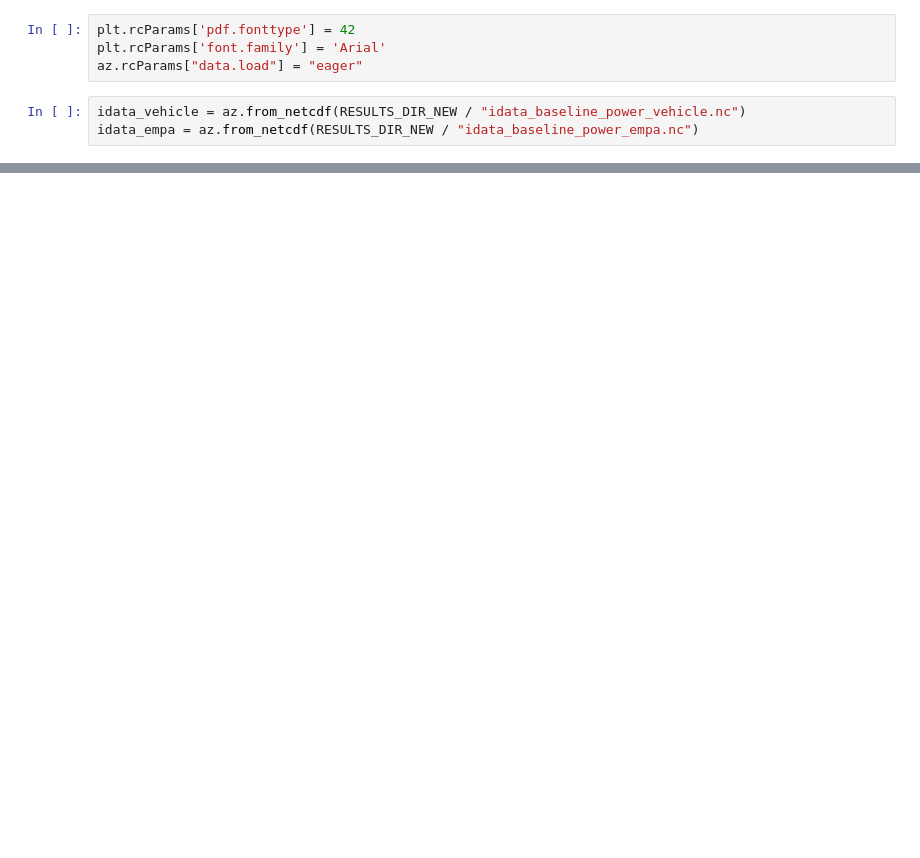
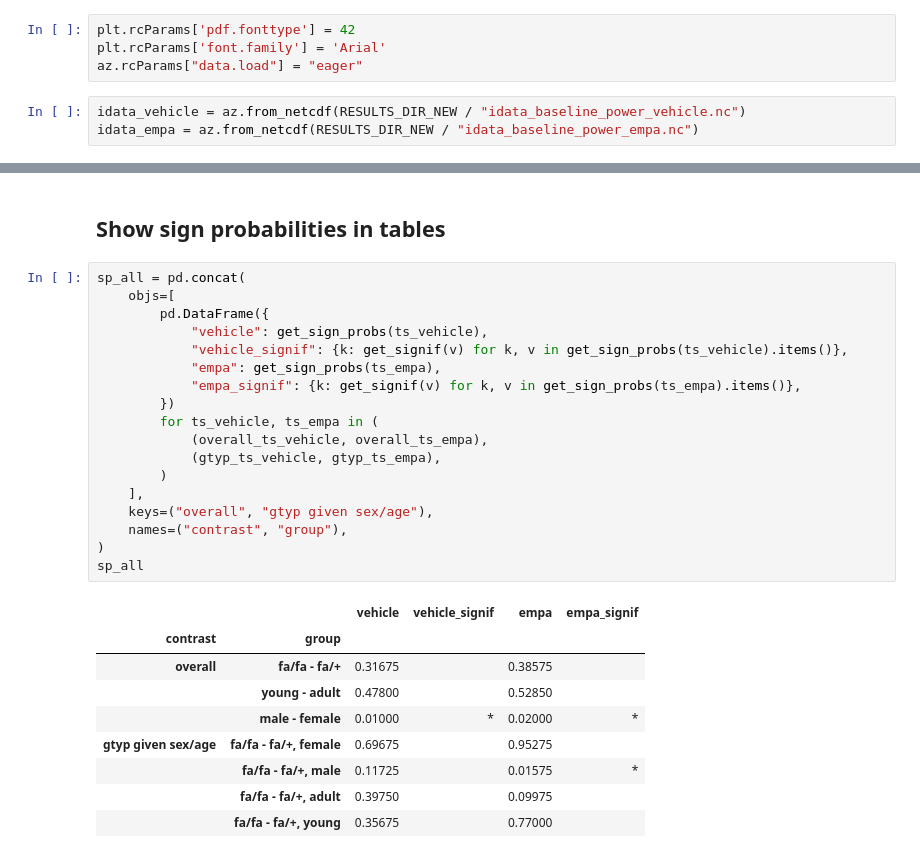
Before and after one commit to teddygroves/kidney, a Jupyter notebook: notebooks/new/analyse fits baseline power.ipynb, the cells around one changed output, grey strips where cells are left out. Cells and saved outputs as stored; diff of their text form; blank space fills up the shorter version.

```diff
--- a/notebooks/new/analyse fits baseline power.ipynb
+++ b/notebooks/new/analyse fits baseline power.ipynb
@@ -94,0 +116,30 @@ f.tight_layout()
+# %% [markdown]
+## Show sign probabilities in tables
+# %%
+sp_all = pd.concat(
+    objs=[
+        pd.DataFrame({
+            "vehicle": get_sign_probs(ts_vehicle),
+            "vehicle_signif": {k: get_signif(v) for k, v in get_sign_probs(ts_vehicle).items()},
+            "empa": get_sign_probs(ts_empa),
+            "empa_signif": {k: get_signif(v) for k, v in get_sign_probs(ts_empa).items()},
+        })
+        for ts_vehicle, ts_empa in (
+            (overall_ts_vehicle, overall_ts_empa),
+            (gtyp_ts_vehicle, gtyp_ts_empa),
+        )
+    ],
+    keys=("overall", "gtyp given sex/age"),
+    names=("contrast", "group"),
+)
+sp_all
+# %% [output]
+|  |  | vehicle | vehicle_signif | empa | empa_signif |
+| contrast | group |  |  |  |  |
+| overall | fa/fa - fa/+ | 0.31675 |  | 0.38575 |  |
+|  | young - adult | 0.47800 |  | 0.52850 |  |
+|  | male - female | 0.01000 | * | 0.02000 | * |
+| gtyp given sex/age | fa/fa - fa/+, female | 0.69675 |  | 0.95275 |  |
+|  | fa/fa - fa/+, male | 0.11725 |  | 0.01575 | * |
+|  | fa/fa - fa/+, adult | 0.39750 |  | 0.09975 |  |
+|  | fa/fa - fa/+, young | 0.35675 |  | 0.77000 |  |
```
Also changed, not shown: parts of 15 cells of this notebook, 37 other files.
